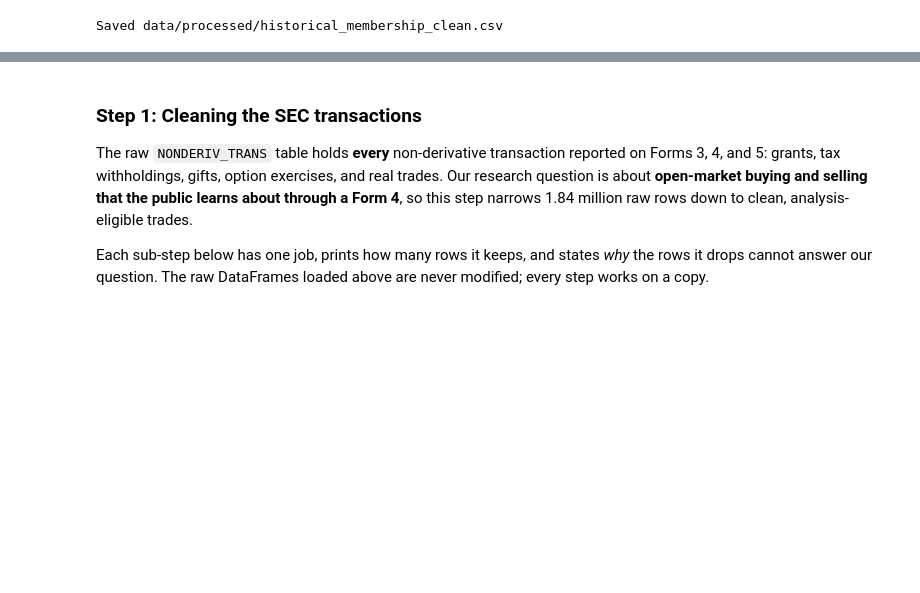
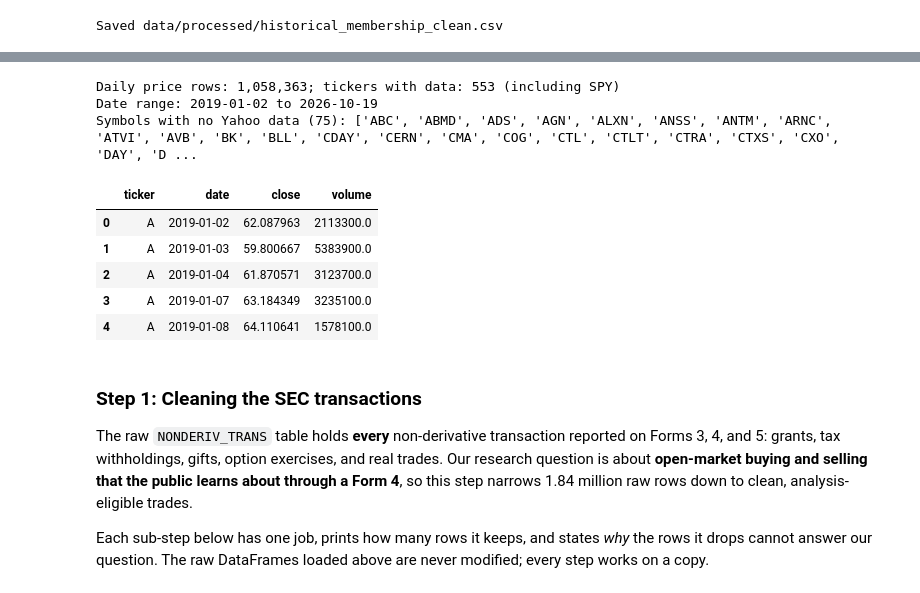
Before and after one commit to Vansh-Kakra/DSproject, a Jupyter notebook: insider-trading-phase2/phase2_insider_trading.ipynb, the cells around one changed output, grey strips where cells are left out. Cells and saved outputs as stored; diff of their text form; code cells hidden in the pictures; blank space fills up the shorter version.

```diff
--- a/insider-trading-phase2/phase2_insider_trading.ipynb
+++ b/insider-trading-phase2/phase2_insider_trading.ipynb
@@ -521,3 +458,21 @@ Tickers without data (69): ['ABC', 'ABMD', 'ADS', 'AGN', 'ALXN', 'ANSS', 'ANTM',
+# %%
+# Load the saved daily prices and the list of symbols Yahoo could not return.
+df_prices_daily = pd.read_csv(raw_dir / "prices" / "daily_stock_prices.csv.gz", parse_dates=["date"])
+missing_price_tickers = pd.read_csv(raw_dir / "prices" / "daily_stock_prices_missing.csv")["ticker"].tolist()
+print(f"Daily price rows: {len(df_prices_daily):,}; tickers with data: {df_prices_daily['ticker'].nunique()} (including SPY)")
+print(f"Date range: {df_prices_daily['date'].min().date()} to {df_prices_daily['date'].max().date()}")
+print(f"Symbols with no Yahoo data ({len(missing_price_tickers)}):", missing_price_tickers)
+display(df_prices_daily.head())
+# %% [output]
+Daily price rows: 1,058,363; tickers with data: 553 (including SPY)
+Date range: 2019-01-02 to 2026-10-19
+Symbols with no Yahoo data (75): ['ABC', 'ABMD', 'ADS', 'AGN', 'ALXN', 'ANSS', 'ANTM', 'ARNC', 'ATVI', 'AVB', 'BK', 'BLL', 'CDAY', 'CERN', 'CMA', 'COG', 'CTL', 'CTLT', 'CTRA', 'CTXS', 'CXO', 'DAY', 'D ...
+|  | ticker | date | close | volume |
+| 0 | A | 2019-01-02 | 62.087963 | 2113300.0 |
+| 1 | A | 2019-01-03 | 59.800667 | 5383900.0 |
+| 2 | A | 2019-01-04 | 61.870571 | 3123700.0 |
+| 3 | A | 2019-01-07 | 63.184349 | 3235100.0 |
+| 4 | A | 2019-01-08 | 64.110641 | 1578100.0 |
 # %% [markdown]
 ### Step 1: Cleaning the SEC transactions
 
```
Also changed, not shown: parts of 12 cells of this notebook, 3 other files.
